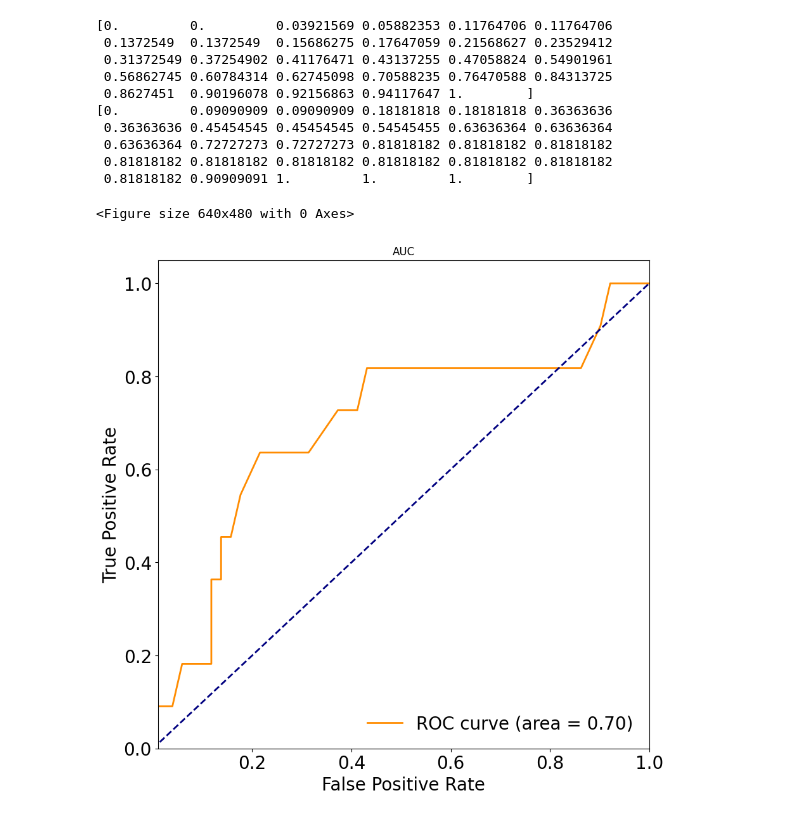
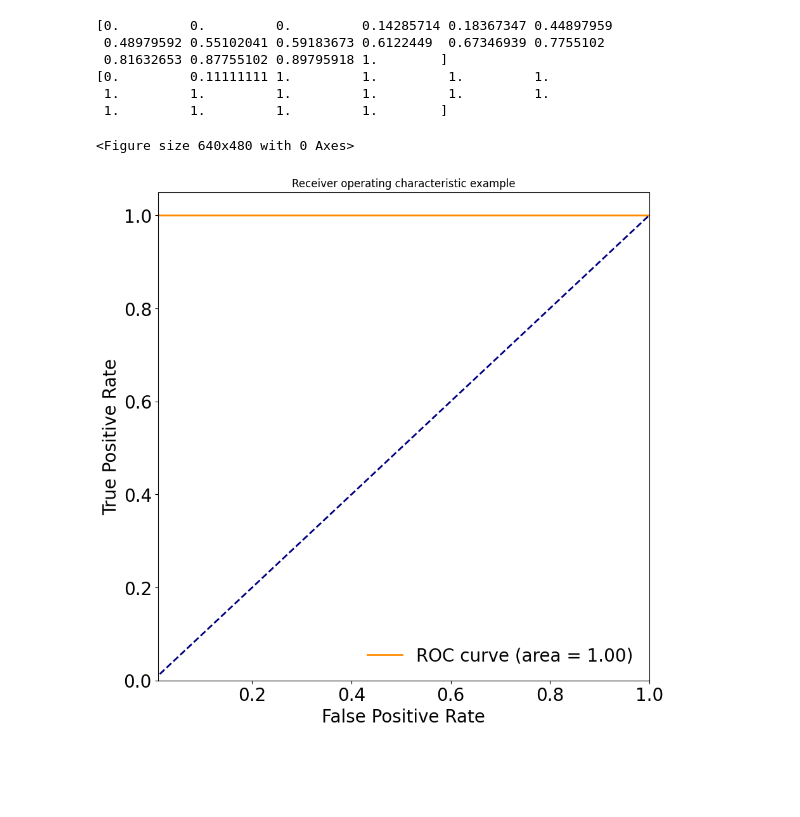
Before and after one commit to lsy123lsy/classification, a Jupyter notebook: 二分类代码.ipynb, the cells around one changed output. Cells and saved outputs as stored; diff of their text form; code cells hidden in the pictures; blank space fills up the shorter version.

```diff
--- a/二分类代码.ipynb
+++ b/二分类代码.ipynb
@@ -24,12 +24,12 @@ from sklearn.model_selection import GridSearchCV
 from sklearn.metrics import classification_report
 import pickle
 # %%
-dataset= r'data_rfe25new.csv'
+dataset= r'data_rfe15.csv'
 data=pd.DataFrame(pd.read_csv(dataset))
 # %%
 X = data.values[:, :-1]
 y = data.values[:, -1]
-X_train, X_test, y_train, y_test=train_test_split(X, y, test_size=0.2, random_state=1)
+X_train, X_test, y_train, y_test=train_test_split(X, y, test_size=0.25, random_state=1)
 
 
 for i in range(X_train.shape[1]):
@@ -45,11 +45,11 @@ from sklearn.model_selection import train_test_split
 
 
 param_grid = {
-    'n_estimators': [50,80,100,120],
-    'max_depth': [6, 7],
-    'min_samples_split': [2],
+    'n_estimators': [30,40,50,80],
+    'max_depth': [3,4,6,8],
+    'min_samples_split': [2,3],
     'min_samples_leaf': [1, 2, 4],
-    'max_features':[1,2],
+    'max_features':[1,2,3,4],
     'random_state':[0,1]
 }
 
@@ -71,4 +71,4 @@ Best score: 0.8230769230769232
 # %%
-clf = RandomForestClassifier(max_depth=7,random_state=0,min_samples_leaf=1,max_features=1,min_samples_split=2,n_estimators=100)
+clf = RandomForestClassifier(max_depth=6,random_state=1,min_samples_leaf=1,max_features=2,min_samples_split=2,n_estimators=100)
 clf.fit(X,y)
-RF=clf.fit(X,y)
+#RF=clf.fit(X,y)
@@ -127,38 +128,34 @@ true: 13
 # %%
 #画出ROC曲线 RandomForest train的AUC
 y_score = clf.fit(X, y).predict_proba(X_train)
 fpr,tpr,threshold = roc_curve(y_train, y_score[:, 1])
 roc_auc = auc(fpr,tpr)
 plt.figure()
 lw = 2
 plt.figure(figsize=(10,10))
 plt.plot(fpr, tpr, color='darkorange',
          lw=lw, label='ROC curve (area = %0.2f)' % roc_auc) ###假正率为横坐标，真正率为纵坐标做曲线
 print(fpr)
 print(tpr)
 plt.plot([0, 1], [0, 1], color='navy', lw=lw, linestyle='--')
 plt.xlim([0.01, 1.0])
 plt.ylim([0, 1.05])
 plt.xlabel('False Positive Rate',fontsize=20)
 plt.ylabel('True Positive Rate',fontsize=20)
 plt.xticks(fontsize=20)
 plt.yticks(fontsize=20)
-plt.title('AUC')
+plt.title('Receiver operating characteristic example')
 plt.legend(loc="lower right",fontsize=20,frameon=False)
 plt.show()
 # %% [output]
-[0.         0.         0.03921569 0.05882353 0.11764706 0.11764706
- 0.1372549  0.1372549  0.15686275 0.17647059 0.21568627 0.23529412
- 0.31372549 0.37254902 0.41176471 0.43137255 0.47058824 0.54901961
- 0.56862745 0.60784314 0.62745098 0.70588235 0.76470588 0.84313725
- 0.8627451  0.90196078 0.92156863 0.94117647 1.        ]
-[0.         0.09090909 0.09090909 0.18181818 0.18181818 0.36363636
- 0.36363636 0.45454545 0.45454545 0.54545455 0.63636364 0.63636364
- 0.63636364 0.72727273 0.72727273 0.81818182 0.81818182 0.81818182
- 0.81818182 0.81818182 0.81818182 0.81818182 0.81818182 0.81818182
- 0.81818182 0.90909091 1.         1.         1.        ]
+[0.         0.         0.         0.14285714 0.18367347 0.44897959
+ 0.48979592 0.55102041 0.59183673 0.6122449  0.67346939 0.7755102
+ 0.81632653 0.87755102 0.89795918 1.        ]
+[0.         0.11111111 1.         1.         1.         1.
+ 1.         1.         1.         1.         1.         1.
+ 1.         1.         1.         1.        ]
 <Figure size 640x480 with 0 Axes>
-[figure, old version]
+[figure, new version]
 # %%
 #画出混淆矩阵 RandomForest train 混淆矩阵
 clf.fit(X, y)
```
Also changed, not shown: parts of 39 cells of this notebook.
